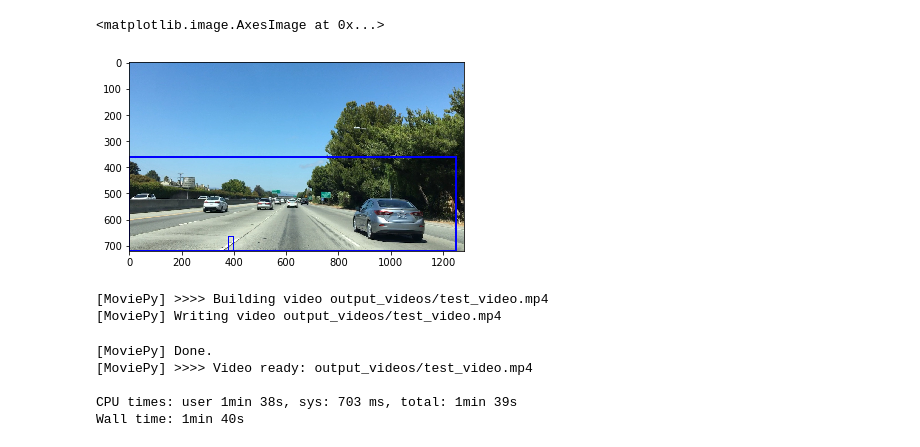
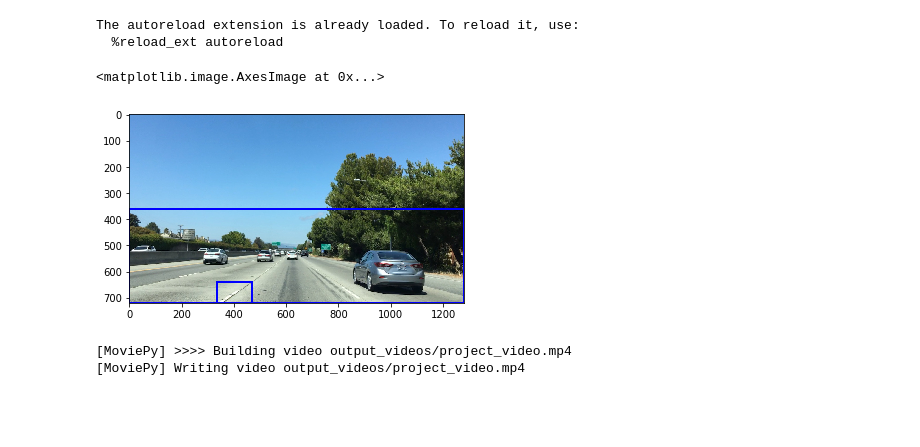
Before and after one commit to chaoweiwu/CarND-Vehicle-Detection, a Jupyter notebook: test_detection_on_video.ipynb, the cells around one changed output. Drawn from its saved outputs; the diff is of its cells as text; code cells hidden in the pictures; blank space fills up the shorter version.

```diff
--- a/test_detection_on_video.ipynb
+++ b/test_detection_on_video.ipynb
@@ -1,37 +1,34 @@
 # %%
 import numpy as np
 import cv2
 import matplotlib.pyplot as plt
 import matplotlib.image as mpimg
-from detect_vehicles import VehicleDetection
+from detect_vehicles import MultiframeVehicleDetection
 %matplotlib inline
 %load_ext autoreload
 %autoreload 2
 
 # Import everything needed to edit/save/watch video clips
 from moviepy.editor import VideoFileClip
 from IPython.display import HTML
 
 img = mpimg.imread('./examples/bbox-example-image.jpg')
-detector = VehicleDetection()
+detector = MultiframeVehicleDetection(5)
 with_cars = detector.detect(img)
 plt.imshow(with_cars)
 # %% [output]
-<matplotlib.image.AxesImage at 0x...>
+The autoreload extension is already loaded. To reload it, use:
+  %reload_ext autoreload
+<matplotlib.image.AxesImage at 0x...>
-[figure, old version]
+[figure, new version]
 # %%
-project_video_output = 'output_videos/test_video.mp4'
-clip1 = VideoFileClip("test_videos/test_video.mp4")
+project_video_output = 'output_videos/project_video.mp4'
+clip1 = VideoFileClip("test_videos/project_video.mp4")
 white_clip = clip1.fl_image(detector.detect) #NOTE: this function expects color images!!
 %time white_clip.write_videofile(project_video_output, audio=False)
 # %% [output]
-[MoviePy] >>>> Building video output_videos/test_video.mp4
-[MoviePy] Writing video output_videos/test_video.mp4
+[MoviePy] >>>> Building video output_videos/project_video.mp4
+[MoviePy] Writing video output_videos/project_video.mp4
-[MoviePy] Done.
-[MoviePy] >>>> Video ready: output_videos/test_video.mp4
-
-CPU times: user 1min 38s, sys: 703 ms, total: 1min 39s
-Wall time: 1min 40s
 # %%
 HTML("""
 <video width="960" height="540" controls>
```
Also changed, not shown: 2 other files.
